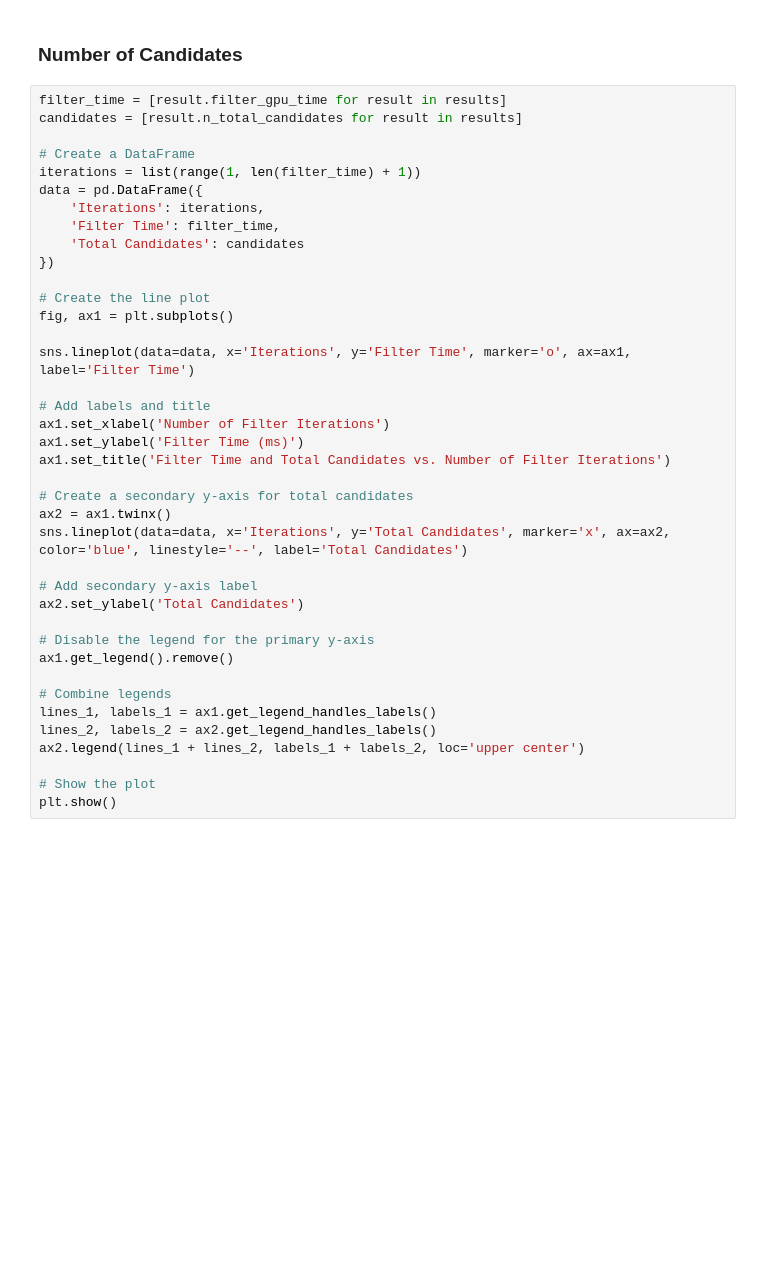
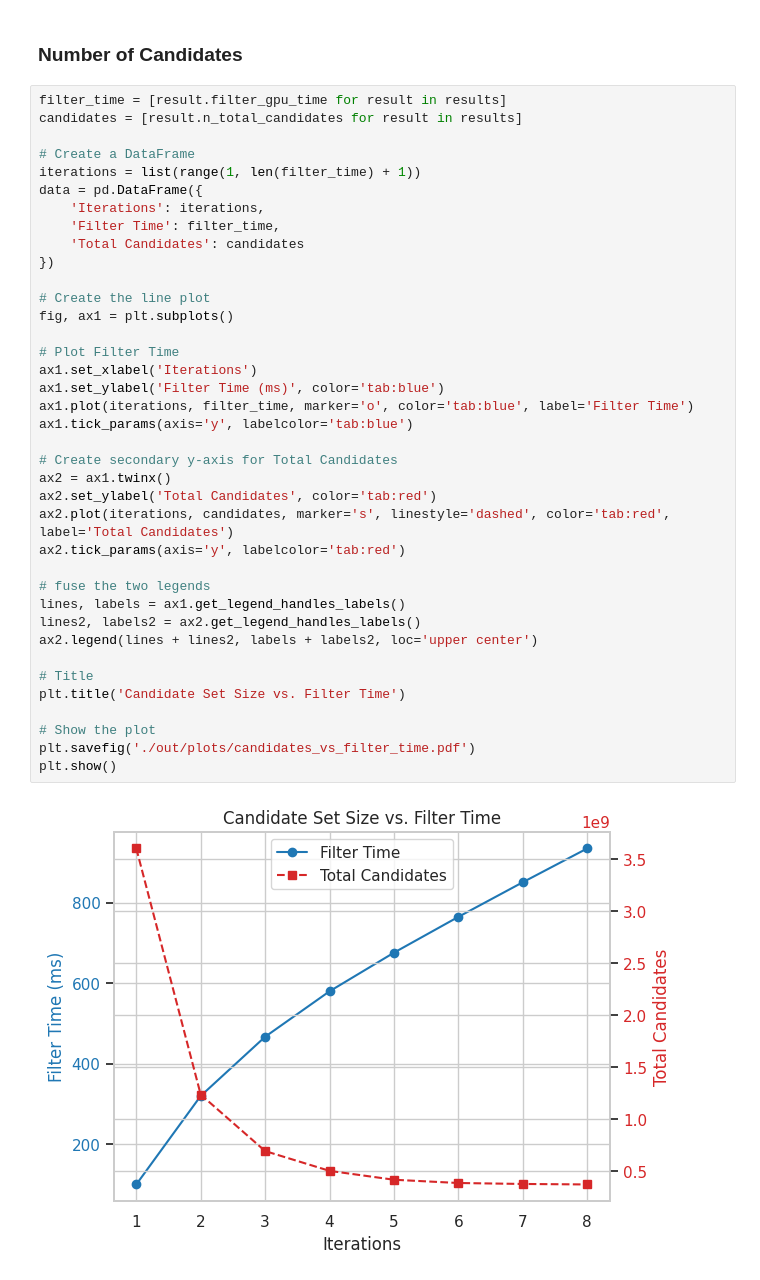
Before and after one commit to antonio-decaro/SIGMo, a Jupyter notebook: 4_produce_plot.ipynb, the cells around one changed output. Saved outputs shown, nothing was run; the diff lists cells and outputs as text; blank space fills up the shorter version.

```diff
--- a/4_produce_plot.ipynb
+++ b/4_produce_plot.ipynb
@@ -226,39 +234,40 @@ plt.show()
 # %%
 filter_time = [result.filter_gpu_time for result in results]
 candidates = [result.n_total_candidates for result in results]
 
 # Create a DataFrame
 iterations = list(range(1, len(filter_time) + 1))
 data = pd.DataFrame({
     'Iterations': iterations,
     'Filter Time': filter_time,
     'Total Candidates': candidates
 })
 
 # Create the line plot
 fig, ax1 = plt.subplots()
 
-sns.lineplot(data=data, x='Iterations', y='Filter Time', marker='o', ax=ax1, label='Filter Time')
+# Plot Filter Time
+ax1.set_xlabel('Iterations')
+ax1.set_ylabel('Filter Time (ms)', color='tab:blue')
+ax1.plot(iterations, filter_time, marker='o', color='tab:blue', label='Filter Time')
+ax1.tick_params(axis='y', labelcolor='tab:blue')
 
-# Add labels and title
-ax1.set_xlabel('Number of Filter Iterations')
-ax1.set_ylabel('Filter Time (ms)')
-ax1.set_title('Filter Time and Total Candidates vs. Number of Filter Iterations')
+# Create secondary y-axis for Total Candidates
+ax2 = ax1.twinx()
+ax2.set_ylabel('Total Candidates', color='tab:red')
+ax2.plot(iterations, candidates, marker='s', linestyle='dashed', color='tab:red', label='Total Candidates')
+ax2.tick_params(axis='y', labelcolor='tab:red')
 
-# Create a secondary y-axis for total candidates
-ax2 = ax1.twinx()
-sns.lineplot(data=data, x='Iterations', y='Total Candidates', marker='x', ax=ax2, color='blue', linestyle='--', label='Total Candidates')
+# fuse the two legends
+lines, labels = ax1.get_legend_handles_labels()
+lines2, labels2 = ax2.get_legend_handles_labels()
+ax2.legend(lines + lines2, labels + labels2, loc='upper center')
 
-# Add secondary y-axis label
-ax2.set_ylabel('Total Candidates')
-
-# Disable the legend for the primary y-axis
-ax1.get_legend().remove()
-
-# Combine legends
-lines_1, labels_1 = ax1.get_legend_handles_labels()
-lines_2, labels_2 = ax2.get_legend_handles_labels()
-ax2.legend(lines_1 + lines_2, labels_1 + labels_2, loc='upper center')
+# Title
+plt.title('Candidate Set Size vs. Filter Time')
 
 # Show the plot
+plt.savefig('./out/plots/candidates_vs_filter_time.pdf')
 plt.show()
+# %% [output]
+[figure, added]
```
Also changed, not shown: parts of 1 cell of this notebook, 1 other file.
